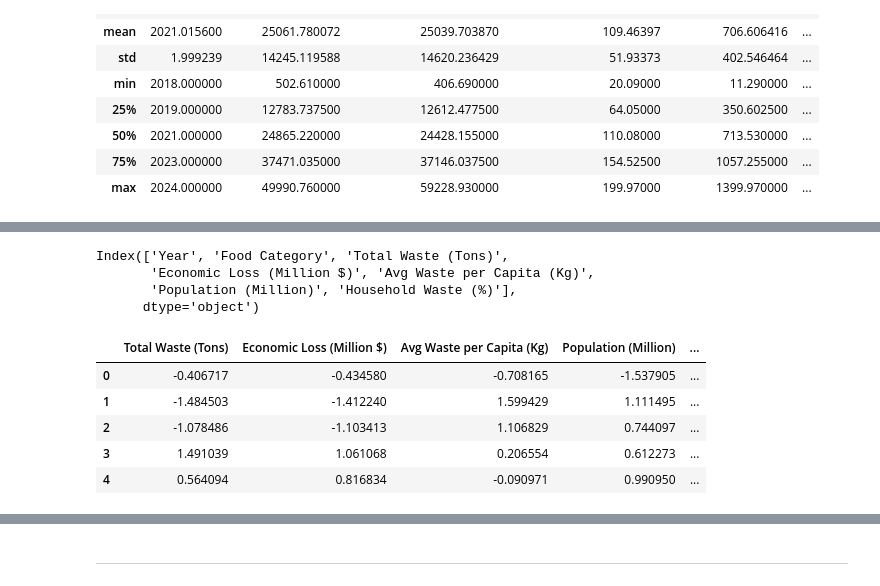
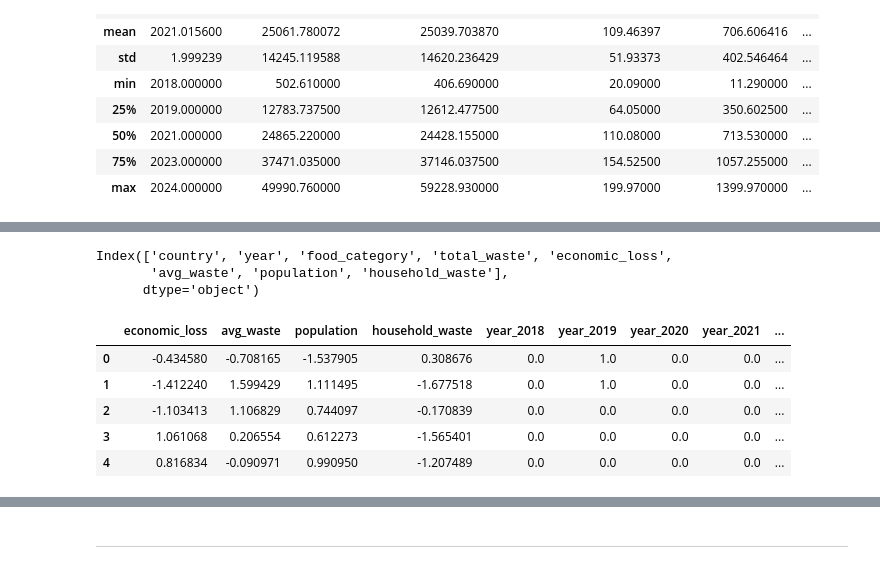
Before and after one commit to kerryoostdyk/Project4-Group1, a Jupyter notebook: Machine_Learning/project4_ML_supervised_regressor.ipynb, the cells around one changed output, grey strips where cells are left out. Saved outputs shown, nothing was run; the diff lists cells and outputs as text; code cells hidden in the pictures.

```diff
--- a/Machine_Learning/project4_ML_supervised_regressor.ipynb
+++ b/Machine_Learning/project4_ML_supervised_regressor.ipynb
@@ -31,8 +31,9 @@ warnings.filterwarnings('ignore')
 # %%
 # Load the data into a Pandas DataFrame
 df= pd.read_csv(
-    "../Resources/global_food_wastage_dataset.csv",
-    index_col="Country")
+    "../Resources/global_food_wastage_dataset.csv")
+df['index'] = range(len(df))
+df = df.set_index('index')
 
 # Display sample data
 df.head(10)
@@ -85,0 +86,2 @@ df.describe()
+# %%
+df = df.rename(columns={'Country':'country', 'Year': 'year', 'Total Waste (Tons)': 'total_waste', 'Economic Loss (Million $)': 'economic_loss', 'Avg Waste per Capita (Kg)': 'avg_waste', 'Population (Million)': 'population', 'Household Waste (%)':'household_waste', 'Food Category':'food_category'})
@@ -93,27 +113,20 @@ KeyboardInterrupt:
 # %%
 df.columns
 # %% [output]
-Index(['Year', 'Food Category', 'Total Waste (Tons)',
-       'Economic Loss (Million $)', 'Avg Waste per Capita (Kg)',
-       'Population (Million)', 'Household Waste (%)'],
+Index(['country', 'year', 'food_category', 'total_waste', 'economic_loss',
+       'avg_waste', 'population', 'household_waste'],
       dtype='object')
 # %%
 # Define Preprocessing Pipelines
 
 # Define preprocessing for numeric features (Age, Fare, Family_Size) (note that for age, we just use the column median, not split by gender)
-numeric_features = ['Economic Loss (Million $)', 'Avg Waste per Capita (Kg)', 'Population (Million)', 'Household Waste (%)'] # You can also do this in a loop, select the numeric columns
+numeric_features = ['economic_loss', 'avg_waste', 'population', 'household_waste'] # You can also do this in a loop, select the numeric columns
 numeric_transformer = Pipeline(steps=[
     ('imputer', SimpleImputer(strategy='median')),
     ('scaler', StandardScaler())])
 
-# Define preprocessing for the binary features (Sex, Has_Cabin)
-binary_features = []
-binary_transformer = Pipeline(steps=[
-    ('imputer', SimpleImputer(strategy='most_frequent', missing_values=pd.NA)),
-    ('label', OrdinalEncoder())])  # Label encode for binary feature
-
 # Define preprocessing for categorical features (Pclass, Embarked)
-categorical_features = ['Year', 'Food Category']
+categorical_features = ['year', 'food_category', 'country']
 categorical_transformer = Pipeline(steps=[
     ('imputer', SimpleImputer(strategy='most_frequent', missing_values=pd.NA)),
     ('onehot', OneHotEncoder(handle_unknown='ignore'))])
@@ -122,31 +135,39 @@ categorical_transformer = Pipeline(steps=[
 preprocessor = ColumnTransformer(
     transformers=[
         ('num', numeric_transformer, numeric_features),
-        ('binary', binary_transformer, binary_features),
         ('cat', categorical_transformer, categorical_features)])
 # %%
 # Correlation Analysis (this is optional and not needed for the ML Experiment)
 # It just shows what the data looks like after transformation before training
 # We will still declare a full pipeline of preprocessing + training
 
 # Use only preprocessing pipeline to transform the data
 preprocessed_X_train = preprocessor.fit_transform(df)
 
+# Extract one-hot encoder from the categorical transformer pipeline
+ohe = preprocessor.named_transformers_['cat'].named_steps['onehot']
+encoded_cat_features = ohe.get_feature_names_out(categorical_features)
+
 # Convert preprocessed data to a DataFrame
 # Get the feature names after one-hot encoding
-encoded_feature_names = (numeric_features + binary_features +
-                         list(preprocessor.transformers_[2][1]['onehot'].get_feature_names_out(categorical_features)))
+encoded_feature_names = numeric_features + list(encoded_cat_features)
 
-df_final = pd.DataFrame(preprocessed_X_train, columns=encoded_feature_names)
-df_final["Year"] = df.Year.values
+preprocessed_X_train = preprocessor.transform(df)
+
+# Create the final DataFrame
+df_final = pd.DataFrame(preprocessed_X_train.toarray() if hasattr(preprocessed_X_train, 'toarray') else preprocessed_X_train,
+                        columns=encoded_feature_names)
+
+# Optional: Add back any original columns if needed
+df_final["total_waste"] = df["total_waste"].values
 df_final.head()
 # %% [output]
-|  | Total Waste (Tons) | Economic Loss (Million $) | Avg Waste per Capita (Kg) | Population (Million) | ... |
-| 0 | -0.406717 | -0.434580 | -0.708165 | -1.537905 | ... |
-| 1 | -1.484503 | -1.412240 | 1.599429 | 1.111495 | ... |
-| 2 | -1.078486 | -1.103413 | 1.106829 | 0.744097 | ... |
-| 3 | 1.491039 | 1.061068 | 0.206554 | 0.612273 | ... |
-| 4 | 0.564094 | 0.816834 | -0.090971 | 0.990950 | ... |
+|  | economic_loss | avg_waste | population | household_waste | year_2018 | year_2019 | year_2020 | year_2021 | ... |
+| 0 | -0.434580 | -0.708165 | -1.537905 | 0.308676 | 0.0 | 1.0 | 0.0 | 0.0 | ... |
+| 1 | -1.412240 | 1.599429 | 1.111495 | -1.677518 | 0.0 | 1.0 | 0.0 | 0.0 | ... |
+| 2 | -1.103413 | 1.106829 | 0.744097 | -0.170839 | 0.0 | 0.0 | 0.0 | 0.0 | ... |
+| 3 | 1.061068 | 0.206554 | 0.612273 | -1.565401 | 0.0 | 0.0 | 0.0 | 0.0 | ... |
+| 4 | 0.816834 | -0.090971 | 0.990950 | -1.207489 | 0.0 | 0.0 | 0.0 | 0.0 | ... |
 # %%
 corrs = df_final.corr()
 corrs
```
Also changed, not shown: parts of 19 cells of this notebook, 36 other files.
